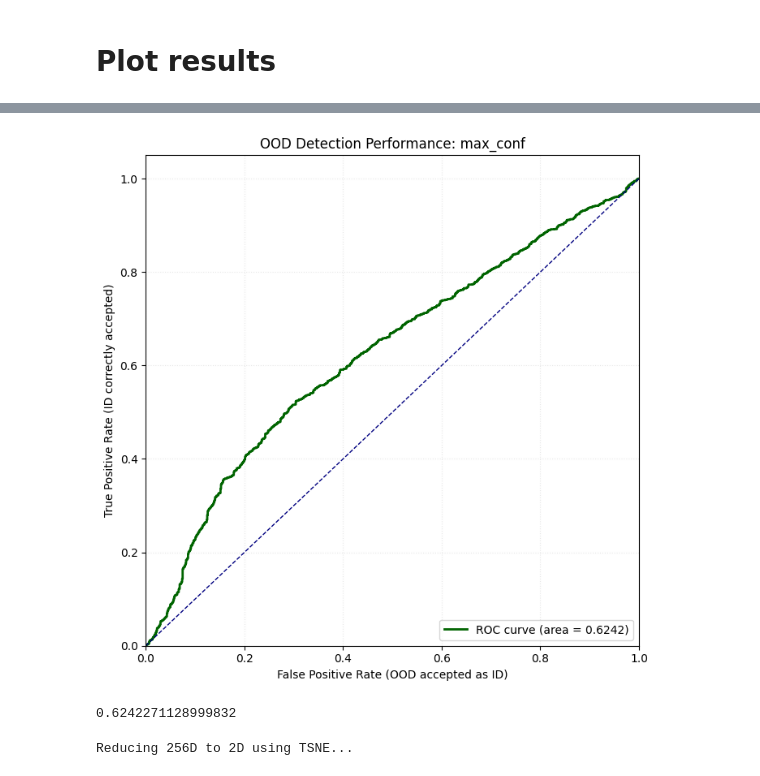
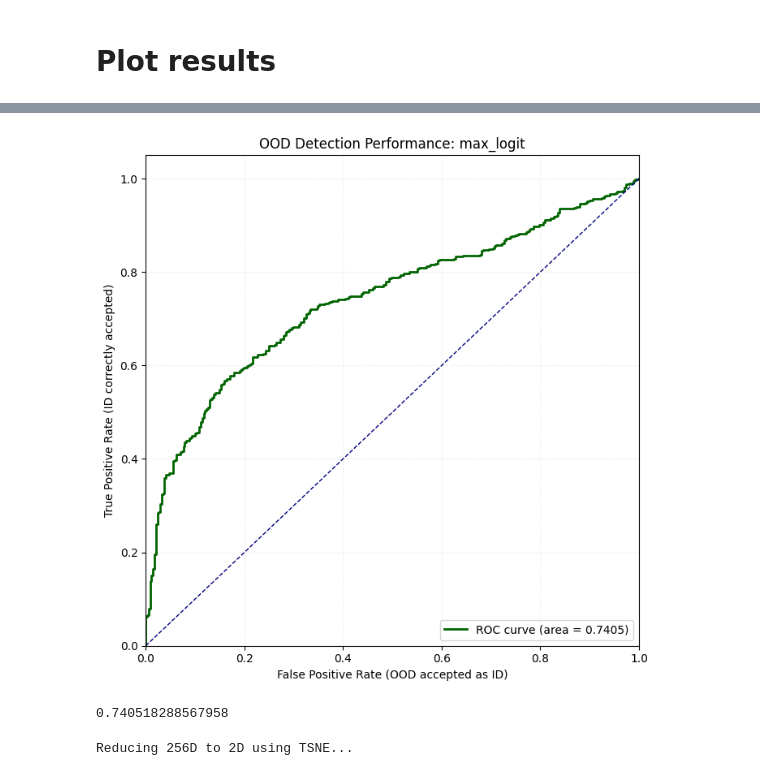
Before and after one commit to czotterbenedek/ood-detection-with-timedrl, a Jupyter notebook: analysis_results.ipynb, the cells around one changed output, grey strips where cells are left out. Cells and saved outputs as stored; diff of their text form; code cells hidden in the pictures.

```diff
--- a/analysis_results.ipynb
+++ b/analysis_results.ipynb
@@ -424,8 +424,8 @@ plot_reliability_curve(id_results)
 # %%
-plot_auroc_manual(id_results, ood_results, score_type='max_conf')
+plot_auroc_manual(id_results, ood_results, score_type='max_logit')
 # %% [output]
-[figure, old version]
+[figure, new version]
-0.6242271128999832
+0.740518288567958
 # %%
 plot_latent_clusters(analysis_results, method='tsne')
 # %% [output]
```
Also changed, not shown: parts of 11 cells of this notebook, 1 other file.
